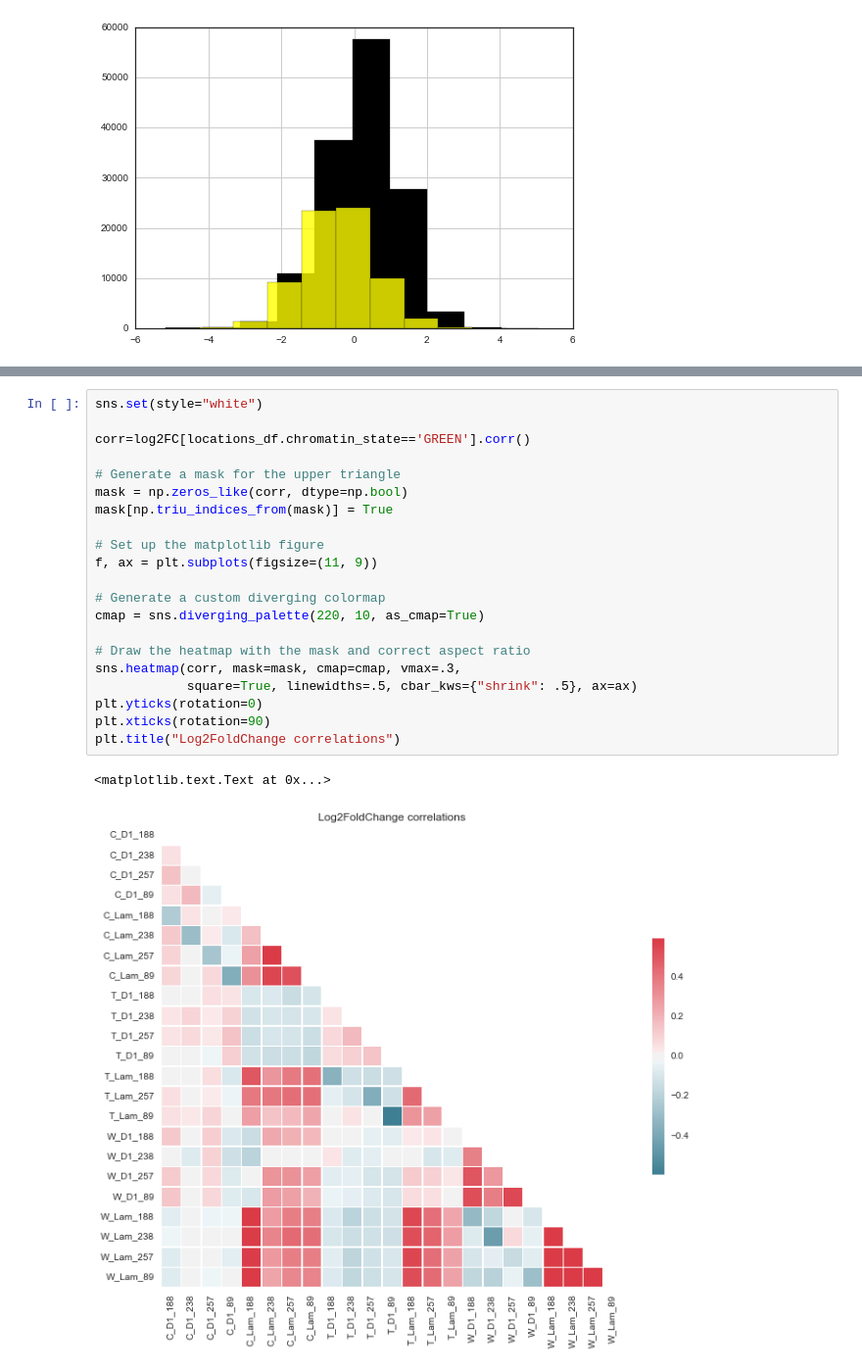
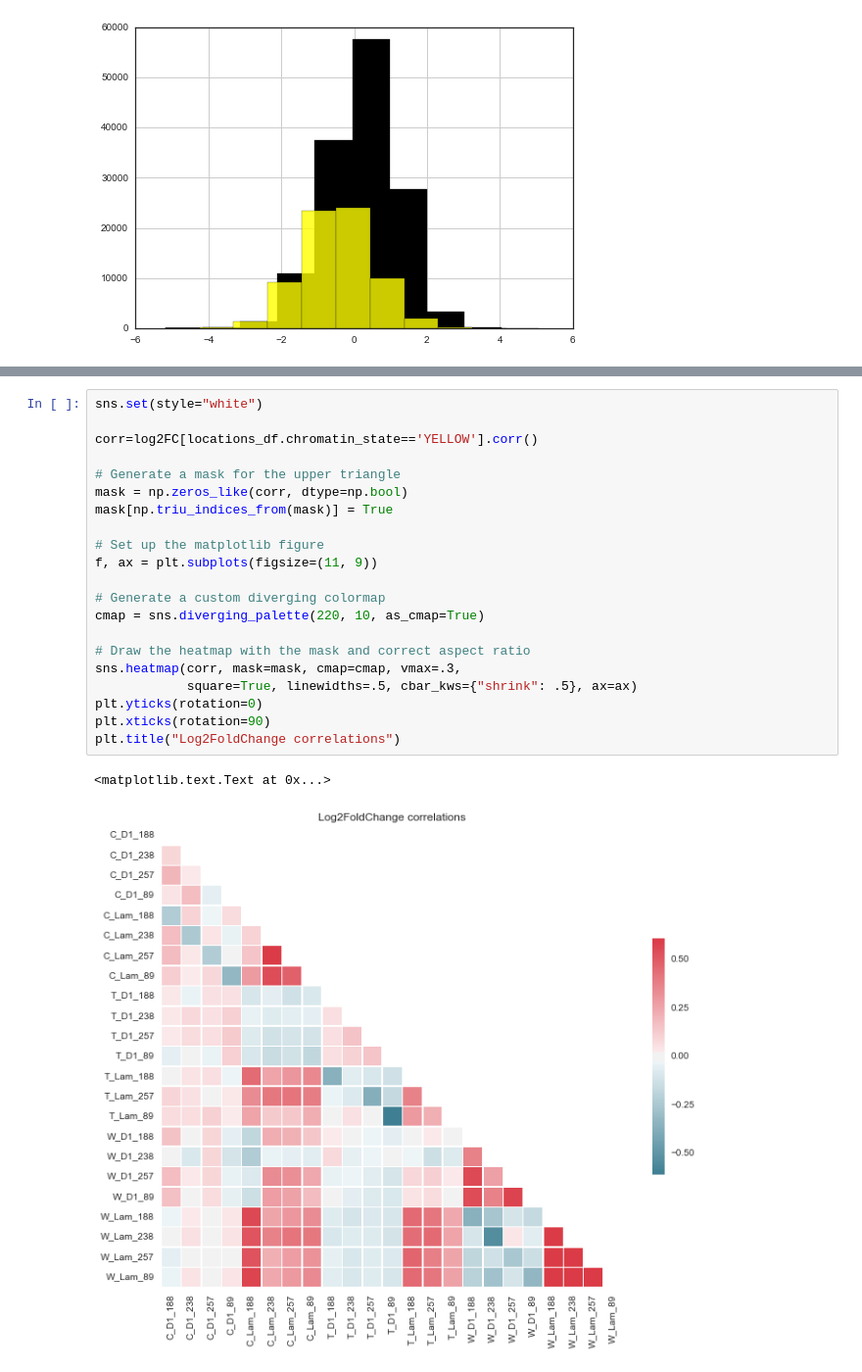
Before and after one commit to leandraking/SacktonProject, a Jupyter notebook: 20160617_DamID_analysis.ipynb, the cells around one changed output, grey strips where cells are left out. Shown at 98% size. Saved outputs shown, nothing was run; the diff lists cells and outputs as text.

```diff
--- a/20160617_DamID_analysis.ipynb
+++ b/20160617_DamID_analysis.ipynb
@@ -1663,24 +1688,24 @@ log2FC[locations_df.chromatin_state=="YELLOW"].W_D1_188.hist(color="yellow", alp
 # %%
 sns.set(style="white")
 
-corr=log2FC[locations_df.chromatin_state=='GREEN'].corr()
+corr=log2FC[locations_df.chromatin_state=='YELLOW'].corr()
 
 # Generate a mask for the upper triangle
 mask = np.zeros_like(corr, dtype=np.bool)
 mask[np.triu_indices_from(mask)] = True
 
 # Set up the matplotlib figure
 f, ax = plt.subplots(figsize=(11, 9))
 
 # Generate a custom diverging colormap
 cmap = sns.diverging_palette(220, 10, as_cmap=True)
 
 # Draw the heatmap with the mask and correct aspect ratio
 sns.heatmap(corr, mask=mask, cmap=cmap, vmax=.3,
             square=True, linewidths=.5, cbar_kws={"shrink": .5}, ax=ax)
 plt.yticks(rotation=0)
 plt.xticks(rotation=90)
 plt.title("Log2FoldChange correlations")
 # %% [output]
 <matplotlib.text.Text at 0x...>
-[figure, old version]
+[figure, new version]
```
Also changed, not shown: parts of 24 cells of this notebook, 2 other files.
